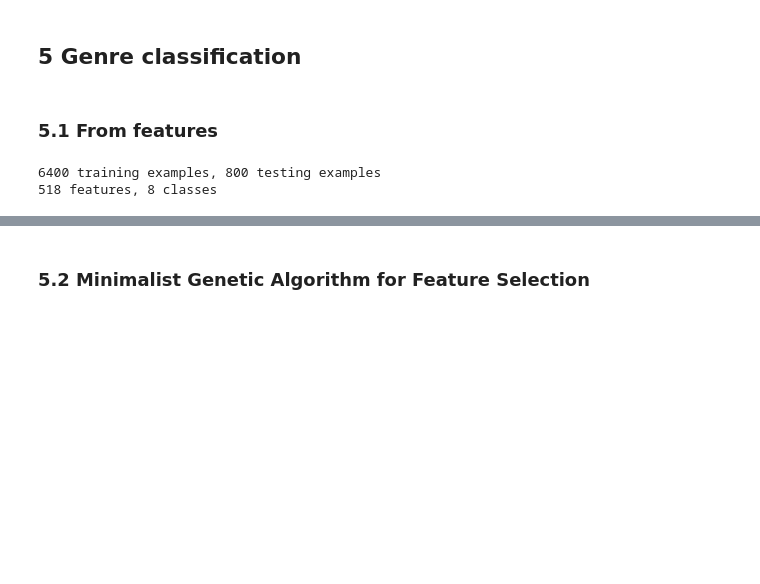
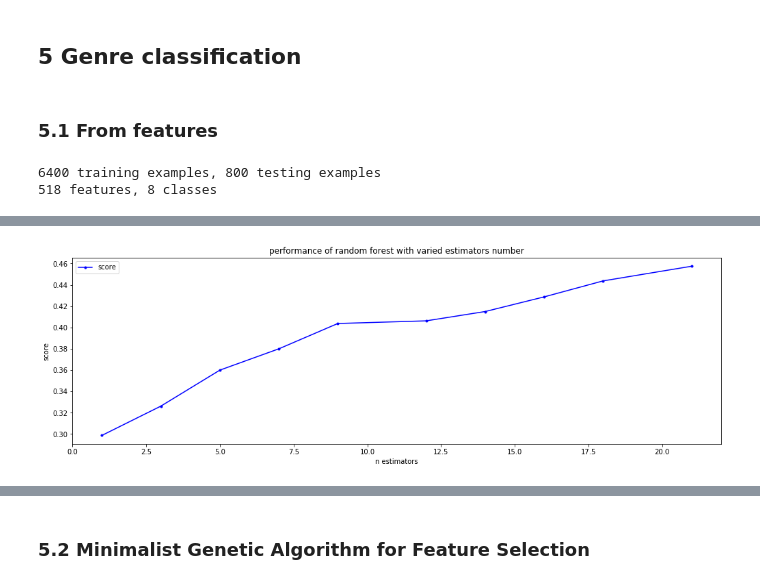
Before and after one commit to hfloresr/fma-selection, a Jupyter notebook: exploration.ipynb, the cells around one changed output, grey strips where cells are left out. Cells and saved outputs as stored; diff of their text form; code cells hidden in the pictures; blank space fills up the shorter version.

```diff
--- a/exploration.ipynb
+++ b/exploration.ipynb
@@ -344,0 +470,12 @@ from sklearn.linear_model import LassoCV
+# %%
+n_estimators_set = np.linspace(1, 21, 10, dtype = int)
+rf_score_list = []
+for n_estimators_option in n_estimators_set:
+    start = time.clock()
+    clf_rf = skl.ensemble.RandomForestClassifier(max_depth = 10, n_estimators = n_estimators_option, min_samples_leaf = 10)
+    clf_rf.fit(X_train, y_train)
+    score = clf_rf.score(X_test, y_test)
+    print('RandomForest Accuracy: {:.2%}'.format(score))
+    rf_score_list.append(score)
+    elapsed = (time.clock() - start)
+    print('RandomForest Time Tick Elapsed: {:.4f}seconds'.format(elapsed))
@@ -344,0 +503,10 @@ from sklearn.linear_model import LassoCV
+# %%
+plt.figure(1)
+plt.title('performance of random forest with varied estimators number')
+plt.xlabel("n estimators")
+plt.ylabel("score")
+plt.plot(n_estimators_set, rf_score_list,'b.-', label = 'score')
+plt.legend()
+plt.show()
+# %% [output]
+[figure, added]
```
Also changed, not shown: parts of 27 cells of this notebook.
